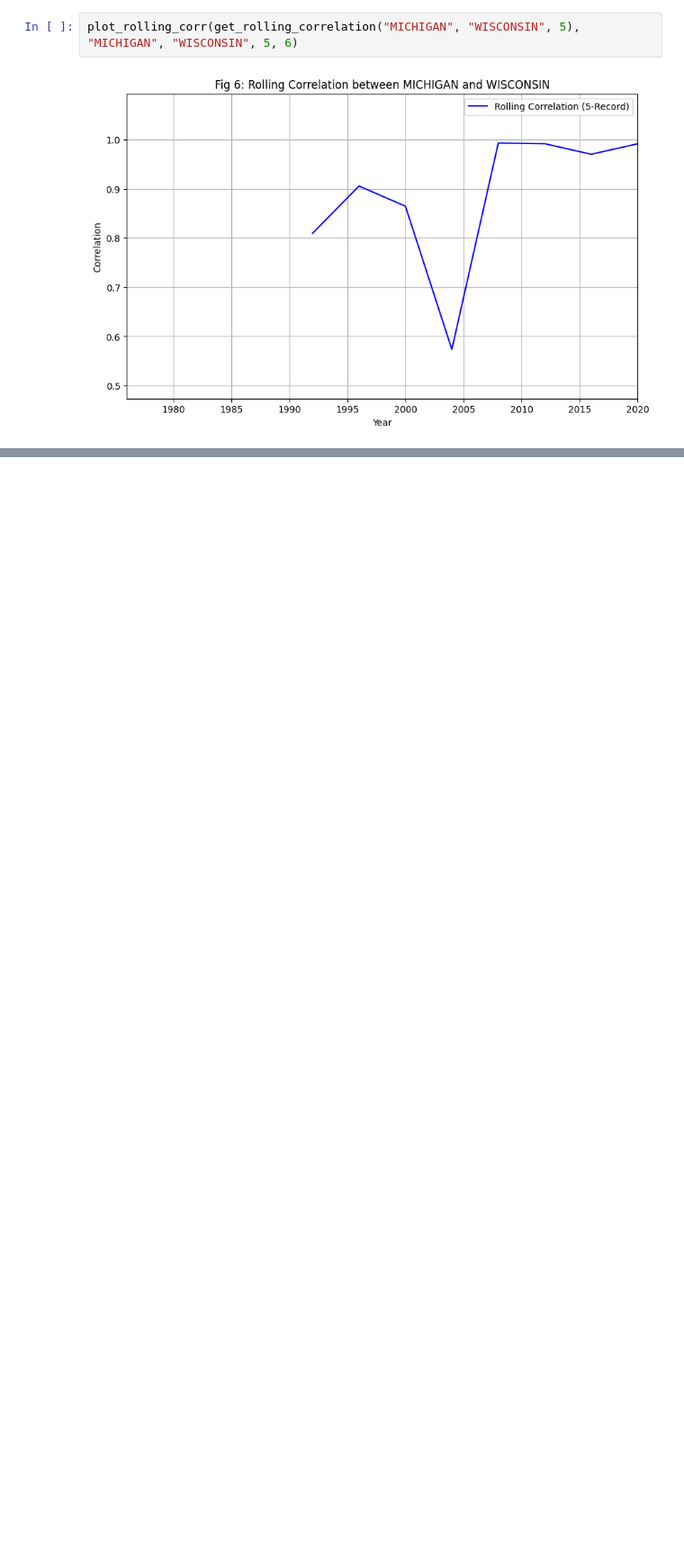
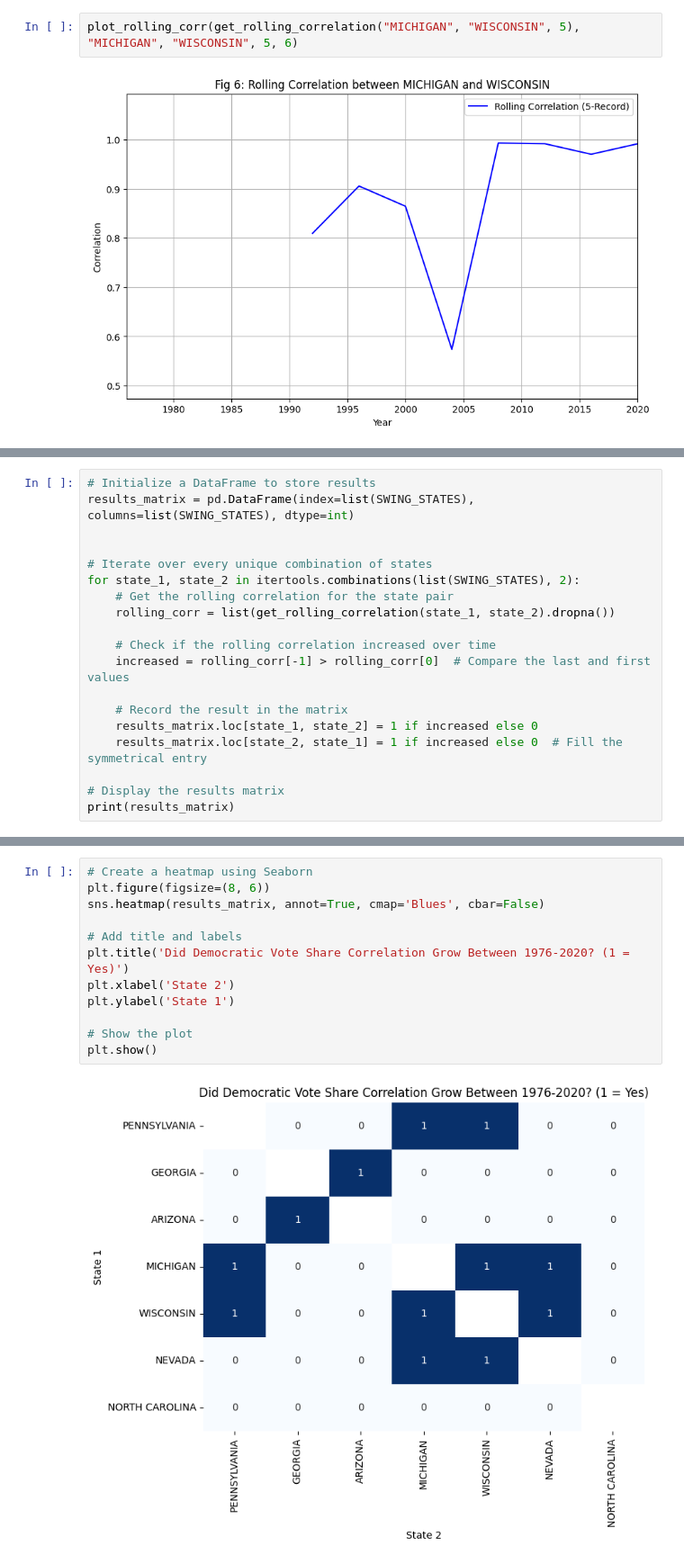
Before and after one commit to voglerdaniel/Elections-Analysis, a Jupyter notebook: code/swing_state_correlations.ipynb, the cells around one changed output, grey strips where cells are left out. Shown at 90% size. Saved outputs shown, nothing was run; the diff lists cells and outputs as text; blank space fills up the shorter version.

Commit message:
more analysis and visualizations

```diff
--- a/code/swing_state_correlations.ipynb
+++ b/code/swing_state_correlations.ipynb
@@ -401,0 +404,19 @@ plot_rolling_corr(get_rolling_correlation("MICHIGAN", "WISCONSIN", 5), "MICHIGAN
+# %%
+# Initialize a DataFrame to store results
+results_matrix = pd.DataFrame(index=list(SWING_STATES), columns=list(SWING_STATES), dtype=int)
+
+
+# Iterate over every unique combination of states
+for state_1, state_2 in itertools.combinations(list(SWING_STATES), 2):
+    # Get the rolling correlation for the state pair
+    rolling_corr = list(get_rolling_correlation(state_1, state_2).dropna())
+
+    # Check if the rolling correlation increased over time
+    increased = rolling_corr[-1] > rolling_corr[0]  # Compare the last and first values
+
+    # Record the result in the matrix
+    results_matrix.loc[state_1, state_2] = 1 if increased else 0
+    results_matrix.loc[state_2, state_1] = 1 if increased else 0  # Fill the symmetrical entry
+
+# Display the results matrix
+print(results_matrix)
@@ -401,0 +441,14 @@ plot_rolling_corr(get_rolling_correlation("MICHIGAN", "WISCONSIN", 5), "MICHIGAN
+# %%
+# Create a heatmap using Seaborn
+plt.figure(figsize=(8, 6))
+sns.heatmap(results_matrix, annot=True, cmap='Blues', cbar=False)
+
+# Add title and labels
+plt.title('Did Democratic Vote Share Correlation Grow Between 1976-2020? (1 = Yes)')
+plt.xlabel('State 2')
+plt.ylabel('State 1')
+
+# Show the plot
+plt.show()
+# %% [output]
+[figure, added]
```
Also changed, not shown: parts of 3 cells of this notebook.
